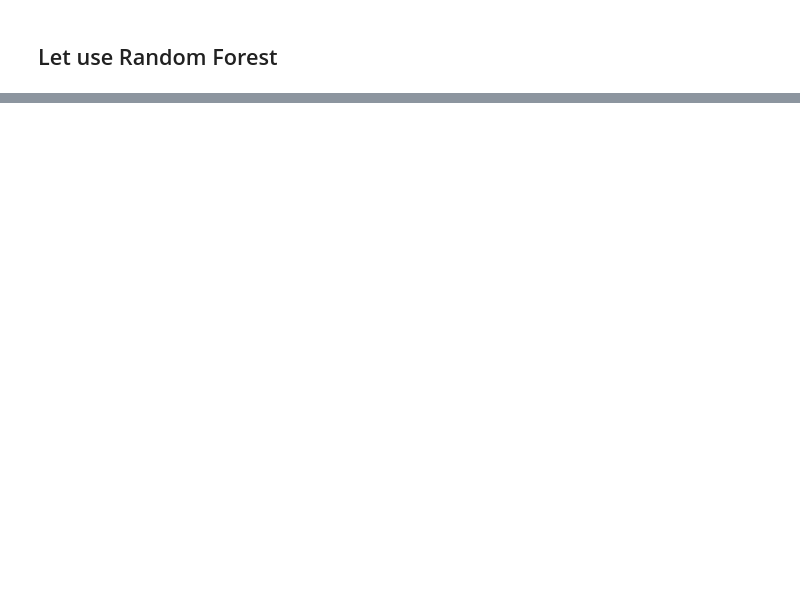
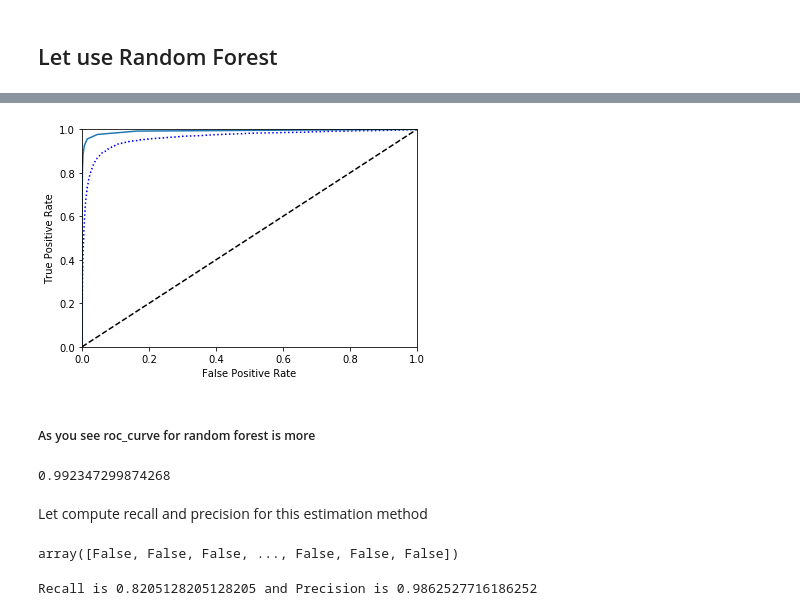
Before and after one commit to gsoosk/HandsonML, a Jupyter notebook: MNIST.ipynb, the cells around one changed output, grey strips where cells are left out. Saved outputs shown, nothing was run; the diff lists cells and outputs as text; code cells hidden in the pictures; blank space fills up the shorter version.

```diff
--- a/MNIST.ipynb
+++ b/MNIST.ipynb
@@ -233,0 +232,26 @@ array([0. , 0.3, 0. , ..., 0. , 0. , 0.1])
+# %%
+y_score_forest = y_probs_forest[:, -1]
+fpr_forest, tpr_forest, threshold_forest = roc_curve(y_train_5, y_score_forest)
+# %%
+plt.plot(fpr, tpr, "b:", label="SGD")
+show_fpr_tpr(fpr_forest, tpr_forest)
+# %% [output]
+[figure, added]
+# %% [markdown]
+##### As you see roc_curve for random forest is more
+# %%
+roc_auc_score(y_train_5, y_score_forest)
+# %% [output]
+0.992347299874268
+# %% [markdown]
+Let compute recall and precision for this estimation method
+# %%
+y_pred_forest = cross_val_predict(forest_model, X_train, y_train_5, cv=3, n_jobs=-1)
+# %% [output]
+array([False, False, False, ..., False, False, False])
+# %%
+recall = recall_score(y_train_5, y_pred_forest)
+precision = precision_score(y_train_5, y_pred_forest)
+print(f"Recall is {recall} and Precision is {precision}")
+# %% [output]
+Recall is 0.8205128205128205 and Precision is 0.9862527716186252
```
Also changed, not shown: parts of 55 cells of this notebook.
